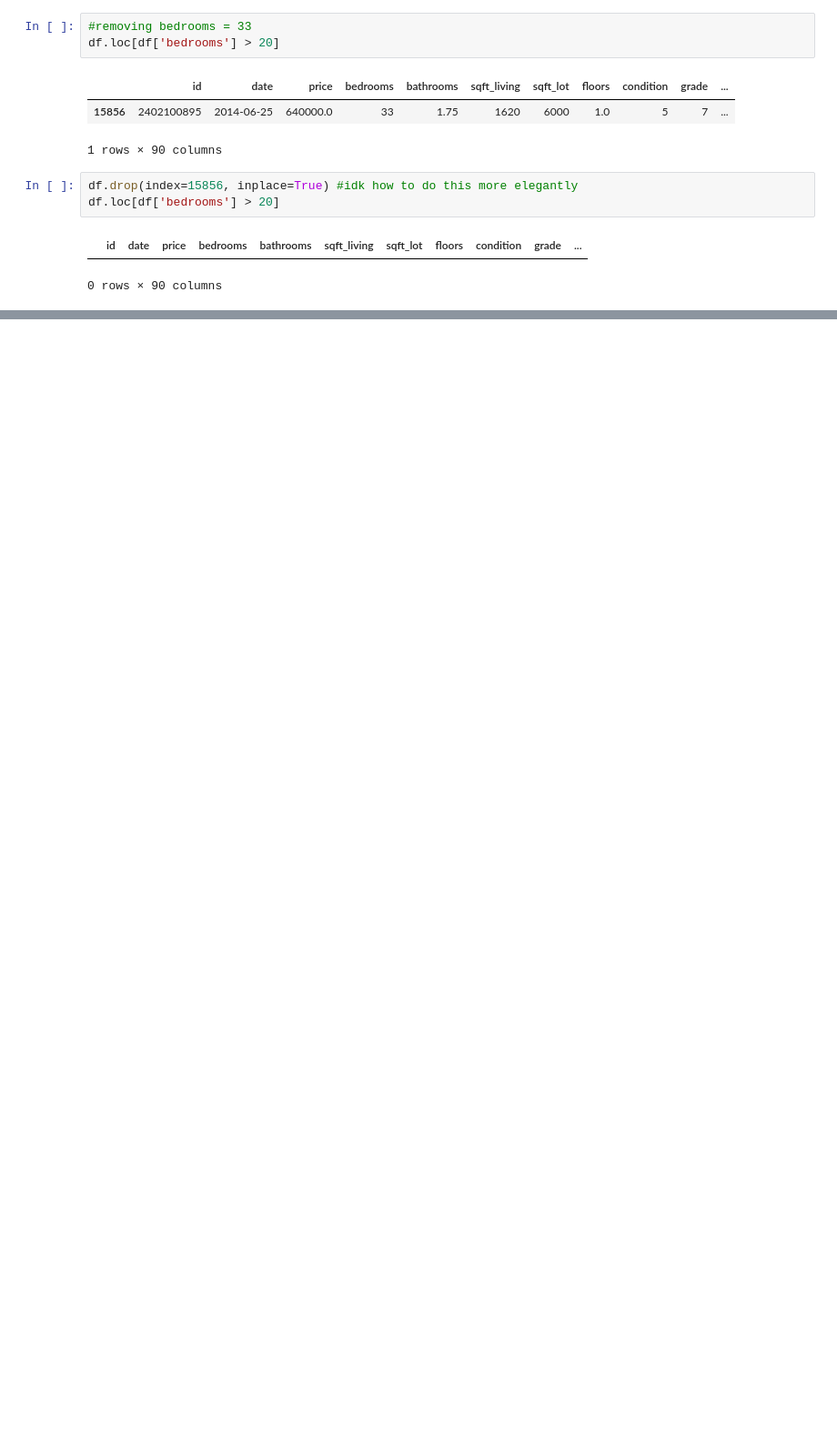
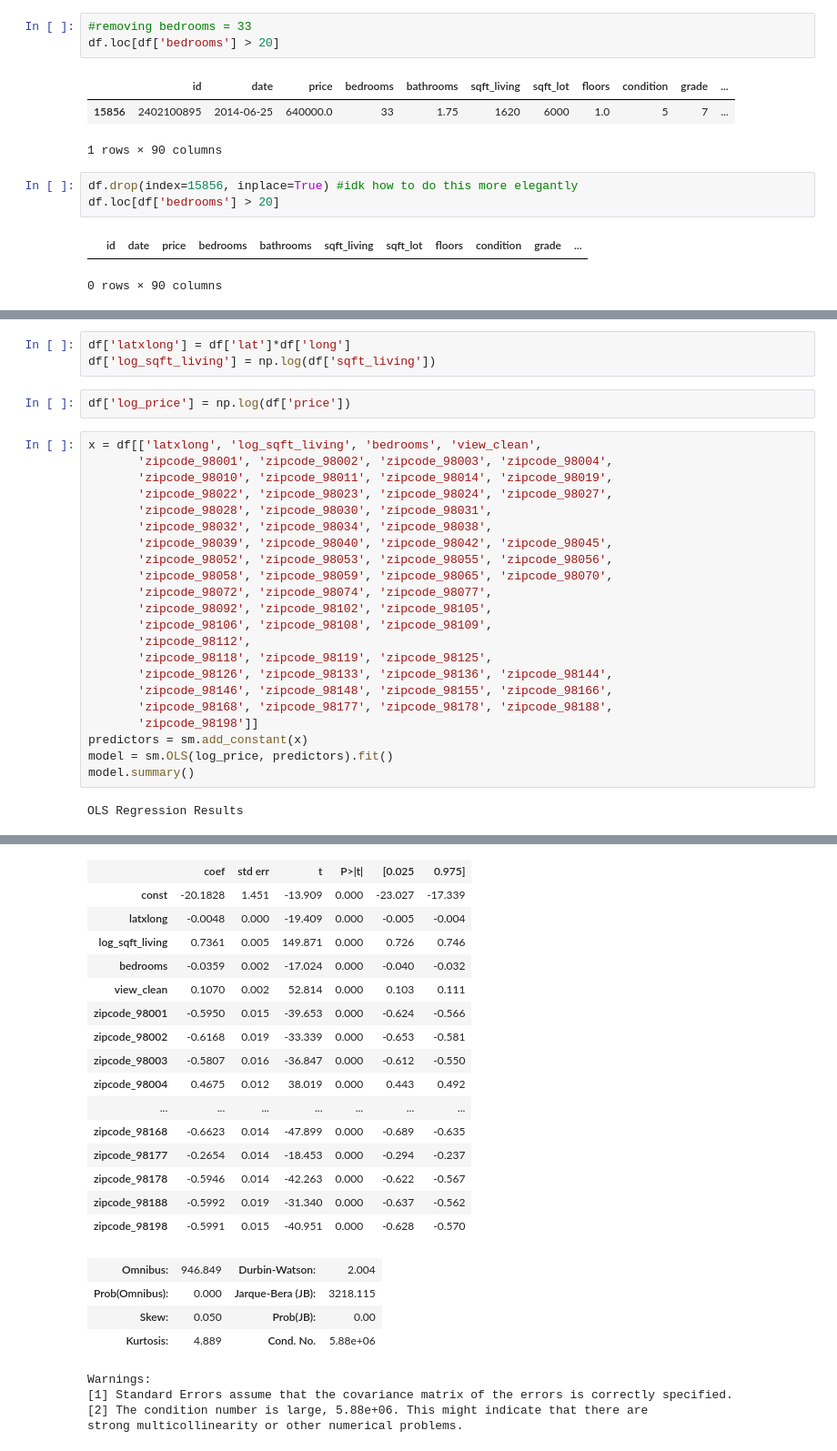
Before and after one commit to allisonhonold/dsc-v2-mod1-final-project-seattle-ds-080519, a Jupyter notebook: allison_weds_data_exploration.ipynb, the cells around one changed output, grey strips where cells are left out. Shown: that part at 91% size. Drawn from its saved outputs; the diff is of its cells as text; blank space fills up the shorter version.

Commit message:
modeled, ranked features

```diff
--- a/allison_weds_data_exploration.ipynb
+++ b/allison_weds_data_exploration.ipynb
@@ -110,0 +113,29 @@ df.to_csv('clean_ohe2.csv')
+# %%
+df['latxlong'] = df['lat']*df['long']
+df['log_sqft_living'] = np.log(df['sqft_living'])
+# %%
+df['log_price'] = np.log(df['price'])
+# %%
+x = df[['latxlong', 'log_sqft_living', 'bedrooms', 'view_clean',
+       'zipcode_98001', 'zipcode_98002', 'zipcode_98003', 'zipcode_98004',
+       'zipcode_98010', 'zipcode_98011', 'zipcode_98014', 'zipcode_98019',
+       'zipcode_98022', 'zipcode_98023', 'zipcode_98024', 'zipcode_98027',
+       'zipcode_98028', 'zipcode_98030', 'zipcode_98031',
+       'zipcode_98032', 'zipcode_98034', 'zipcode_98038',
+       'zipcode_98039', 'zipcode_98040', 'zipcode_98042', 'zipcode_98045',
+       'zipcode_98052', 'zipcode_98053', 'zipcode_98055', 'zipcode_98056',
+       'zipcode_98058', 'zipcode_98059', 'zipcode_98065', 'zipcode_98070',
+       'zipcode_98072', 'zipcode_98074', 'zipcode_98077',
+       'zipcode_98092', 'zipcode_98102', 'zipcode_98105',
+       'zipcode_98106', 'zipcode_98108', 'zipcode_98109',
+       'zipcode_98112',
+       'zipcode_98118', 'zipcode_98119', 'zipcode_98125',
+       'zipcode_98126', 'zipcode_98133', 'zipcode_98136', 'zipcode_98144',
+       'zipcode_98146', 'zipcode_98148', 'zipcode_98155', 'zipcode_98166',
+       'zipcode_98168', 'zipcode_98177', 'zipcode_98178', 'zipcode_98188',
+       'zipcode_98198']]
+predictors = sm.add_constant(x)
+model = sm.OLS(log_price, predictors).fit()
+model.summary()
+# %% [output]
+OLS Regression Results
@@ -110,0 +151,24 @@ df.to_csv('clean_ohe2.csv')
+|  | coef | std err | t | P>|t| | [0.025 | 0.975] |
+| const | -20.1828 | 1.451 | -13.909 | 0.000 | -23.027 | -17.339 |
+| latxlong | -0.0048 | 0.000 | -19.409 | 0.000 | -0.005 | -0.004 |
+| log_sqft_living | 0.7361 | 0.005 | 149.871 | 0.000 | 0.726 | 0.746 |
+| bedrooms | -0.0359 | 0.002 | -17.024 | 0.000 | -0.040 | -0.032 |
+| view_clean | 0.1070 | 0.002 | 52.814 | 0.000 | 0.103 | 0.111 |
+| zipcode_98001 | -0.5950 | 0.015 | -39.653 | 0.000 | -0.624 | -0.566 |
+| zipcode_98002 | -0.6168 | 0.019 | -33.339 | 0.000 | -0.653 | -0.581 |
+| zipcode_98003 | -0.5807 | 0.016 | -36.847 | 0.000 | -0.612 | -0.550 |
+| zipcode_98004 | 0.4675 | 0.012 | 38.019 | 0.000 | 0.443 | 0.492 |
+| ... | ... | ... | ... | ... | ... | ... |
+| zipcode_98168 | -0.6623 | 0.014 | -47.899 | 0.000 | -0.689 | -0.635 |
+| zipcode_98177 | -0.2654 | 0.014 | -18.453 | 0.000 | -0.294 | -0.237 |
+| zipcode_98178 | -0.5946 | 0.014 | -42.263 | 0.000 | -0.622 | -0.567 |
+| zipcode_98188 | -0.5992 | 0.019 | -31.340 | 0.000 | -0.637 | -0.562 |
+| zipcode_98198 | -0.5991 | 0.015 | -40.951 | 0.000 | -0.628 | -0.570 |
+| Omnibus: | 946.849 | Durbin-Watson: | 2.004 |
+| Prob(Omnibus): | 0.000 | Jarque-Bera (JB): | 3218.115 |
+| Skew: | 0.050 | Prob(JB): | 0.00 |
+| Kurtosis: | 4.889 | Cond. No. | 5.88e+06 |
+Warnings:
+[1] Standard Errors assume that the covariance matrix of the errors is correctly specified.
+[2] The condition number is large, 5.88e+06. This might indicate that there are
+strong multicollinearity or other numerical problems.
```
Also changed, not shown: parts of 25 cells of this notebook.
